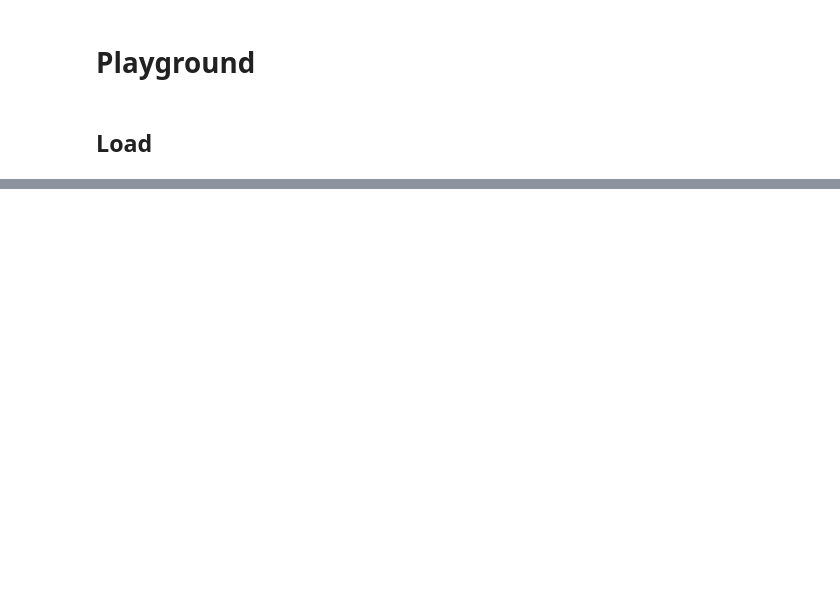
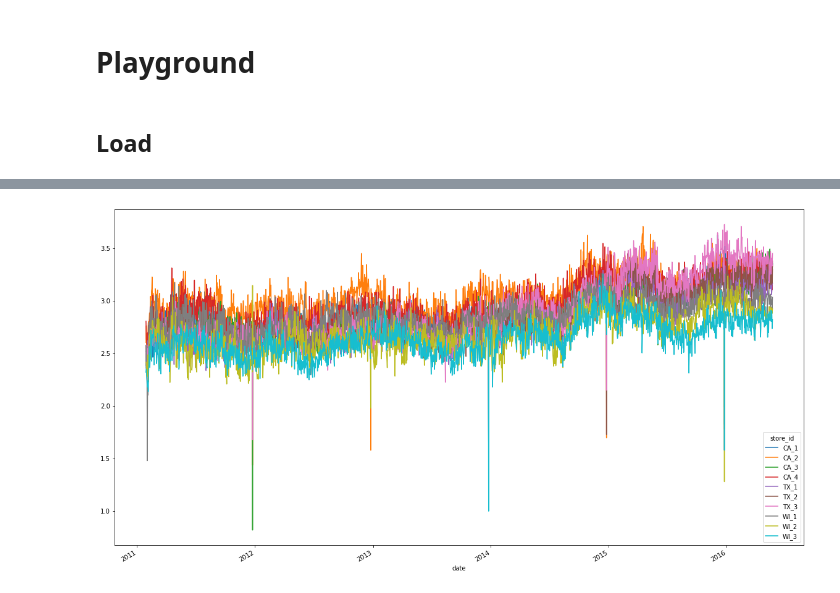
Before and after one commit to NowanIlfideme/m5-competition, a Jupyter notebook: nb/Playground.ipynb, the cells around one changed output, grey strips where cells are left out. Drawn from its saved outputs; the diff is of its cells as text; code cells hidden in the pictures; blank space fills up the shorter version.

```diff
--- a/nb/Playground.ipynb
+++ b/nb/Playground.ipynb
@@ -52,0 +51,5 @@ array(['FOODS_1', 'FOODS_2', 'FOODS_3', 'HOBBIES_1', 'HOBBIES_2',
+# %%
+avg_price = (ds['sales'] * ds['price']).sum(dim='item_id') / ds['sales'].sum(dim='item_id')
+avg_price.plot.line(x='date', figsize=(20, 10));
+# %% [output]
+[figure, added]
```
Also changed, not shown: parts of 8 cells of this notebook, 2 other files.
